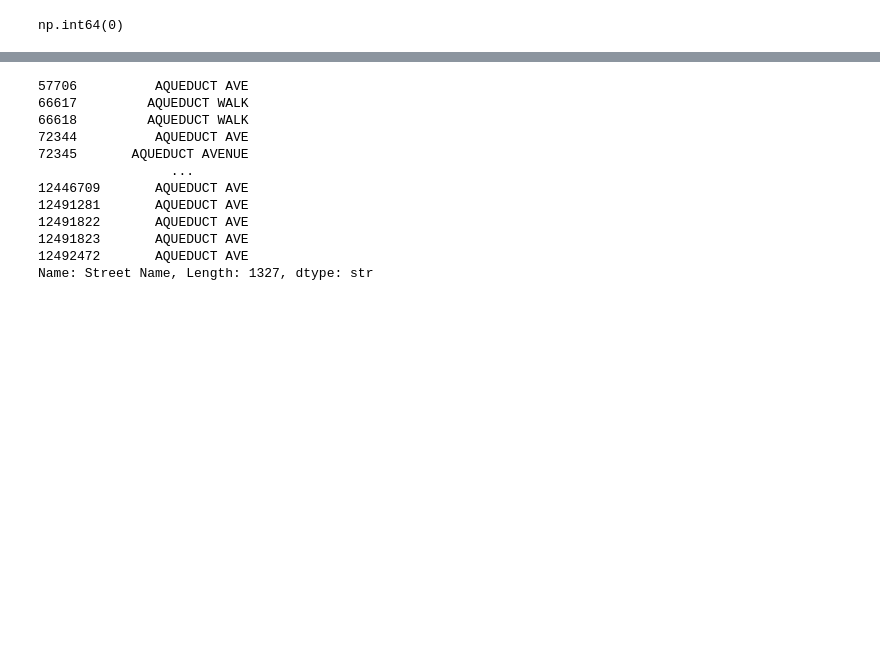
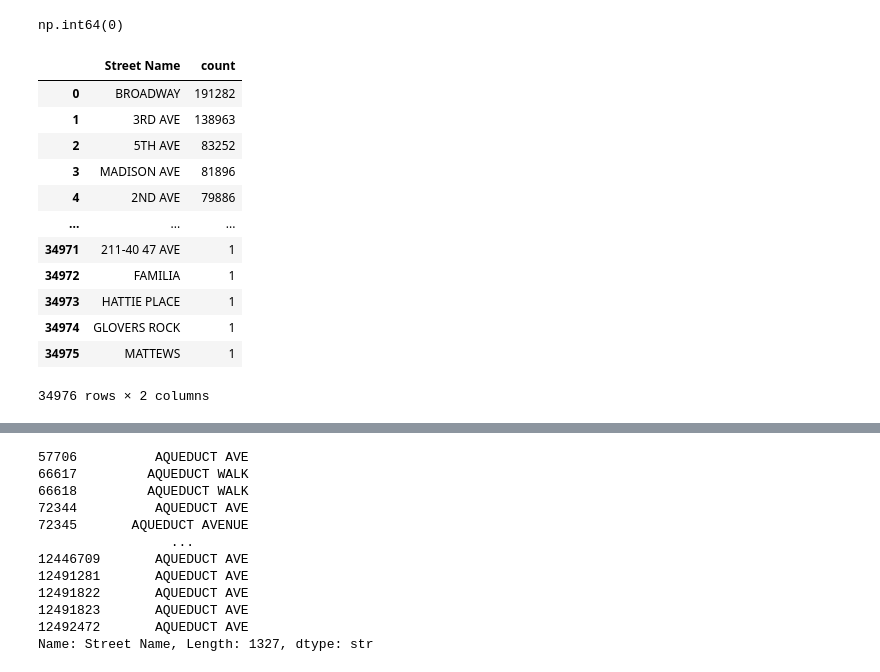
Before and after one commit to azapeti/practicing_pandas_workout, a Jupyter notebook: chapter-05/exercise-28.ipynb, the cells around one changed output, grey strips where cells are left out. Drawn from its saved outputs; the diff is of its cells as text; code cells hidden in the pictures; blank space fills up the shorter version.

```diff
--- a/chapter-05/exercise-28.ipynb
+++ b/chapter-05/exercise-28.ipynb
@@ -301,6 +301,22 @@ def normalize_street_name(street_name):
 
 # Példa használat:
 df_3= df_3.apply(normalize_street_name)
+# %%
+df_3.value_counts().reset_index()
+# %% [output]
+|  | Street Name | count |
+| 0 | BROADWAY | 191282 |
+| 1 | 3RD AVE | 138963 |
+| 2 | 5TH AVE | 83252 |
+| 3 | MADISON AVE | 81896 |
+| 4 | 2ND AVE | 79886 |
+| ... | ... | ... |
+| 34971 | 211-40 47 AVE | 1 |
+| 34972 | FAMILIA | 1 |
+| 34973 | HATTIE PLACE | 1 |
+| 34974 | GLOVERS ROCK | 1 |
+| 34975 | MATTEWS | 1 |
+34976 rows × 2 columns
 # %%
 df_3.value_counts().reset_index().sample(30)
 # %% [output]
```
Also changed, not shown: parts of 5 cells of this notebook.
